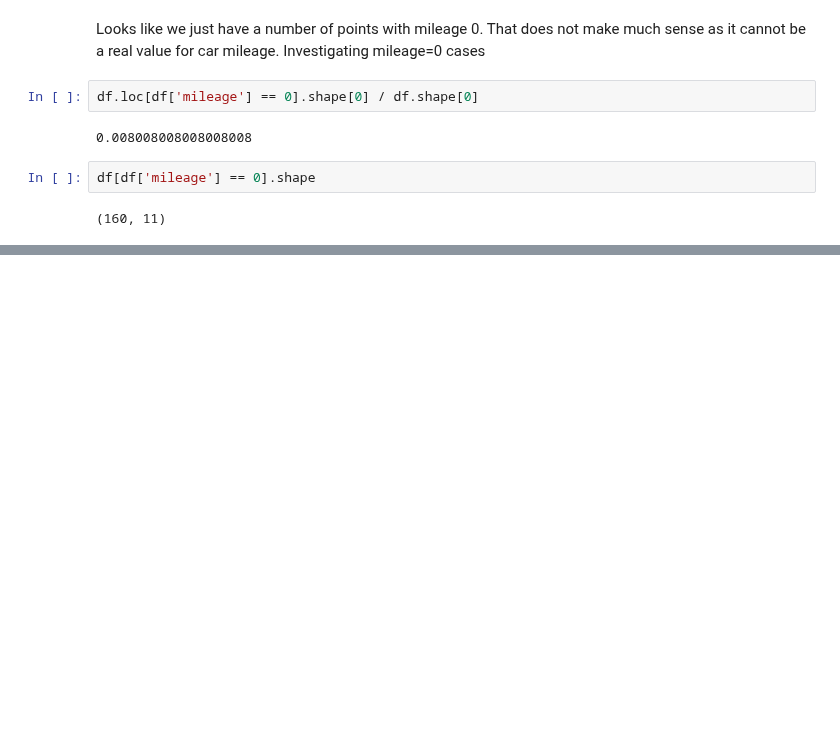
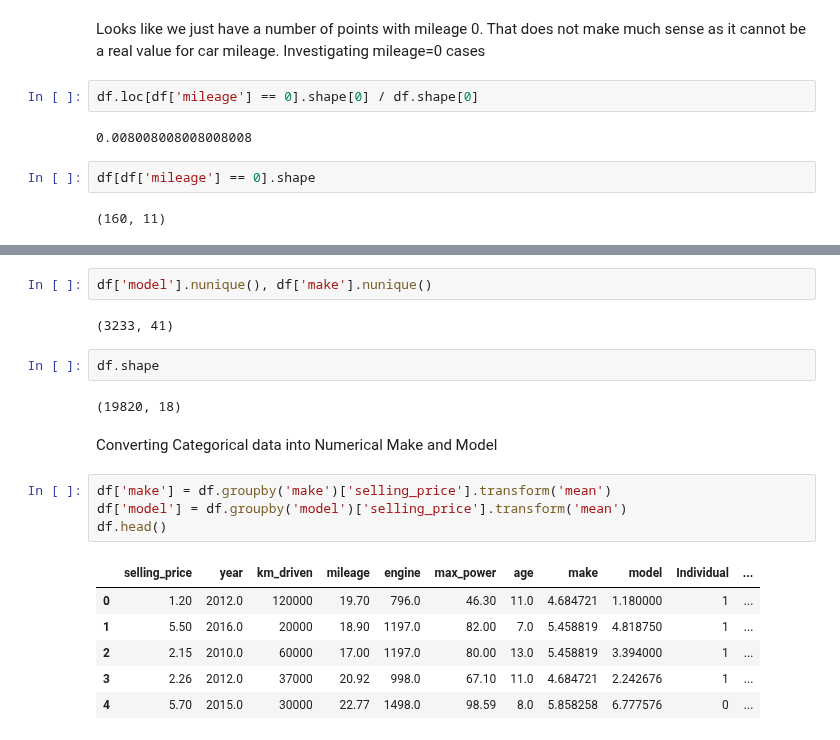
Before and after one commit to muralianamalatibco/pythonlearning, a Jupyter notebook: CARS_CASESTUDY_ML.ipynb, the cells around one changed output, grey strips where cells are left out. Drawn from its saved outputs; the diff is of its cells as text; blank space fills up the shorter version.

```diff
--- a/CARS_CASESTUDY_ML.ipynb
+++ b/CARS_CASESTUDY_ML.ipynb
@@ -151,0 +207,22 @@ df[df['mileage'] == 0].shape
+# %%
+df['model'].nunique(), df['make'].nunique()
+# %% [output]
+(3233, 41)
+# %%
+df.shape
+# %% [output]
+(19820, 18)
+# %% [markdown]
+Converting Categorical data into Numerical
+Make and Model
+# %%
+df['make'] = df.groupby('make')['selling_price'].transform('mean')
+df['model'] = df.groupby('model')['selling_price'].transform('mean')
+df.head()
+# %% [output]
+|  | selling_price | year | km_driven | mileage | engine | max_power | age | make | model | Individual | ... |
+| 0 | 1.20 | 2012.0 | 120000 | 19.70 | 796.0 | 46.30 | 11.0 | 4.684721 | 1.180000 | 1 | ... |
+| 1 | 5.50 | 2016.0 | 20000 | 18.90 | 1197.0 | 82.00 | 7.0 | 5.458819 | 4.818750 | 1 | ... |
+| 2 | 2.15 | 2010.0 | 60000 | 17.00 | 1197.0 | 80.00 | 13.0 | 5.458819 | 3.394000 | 1 | ... |
+| 3 | 2.26 | 2012.0 | 37000 | 20.92 | 998.0 | 67.10 | 11.0 | 4.684721 | 2.242676 | 1 | ... |
+| 4 | 5.70 | 2015.0 | 30000 | 22.77 | 1498.0 | 98.59 | 8.0 | 5.858258 | 6.777576 | 0 | ... |
```
Also changed, not shown: parts of 9 cells of this notebook.
